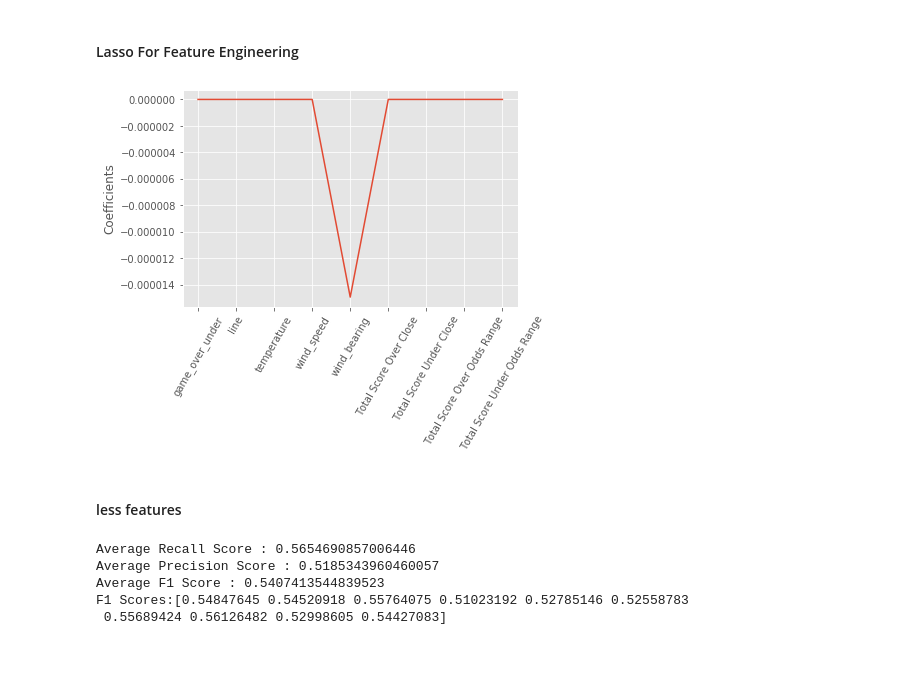
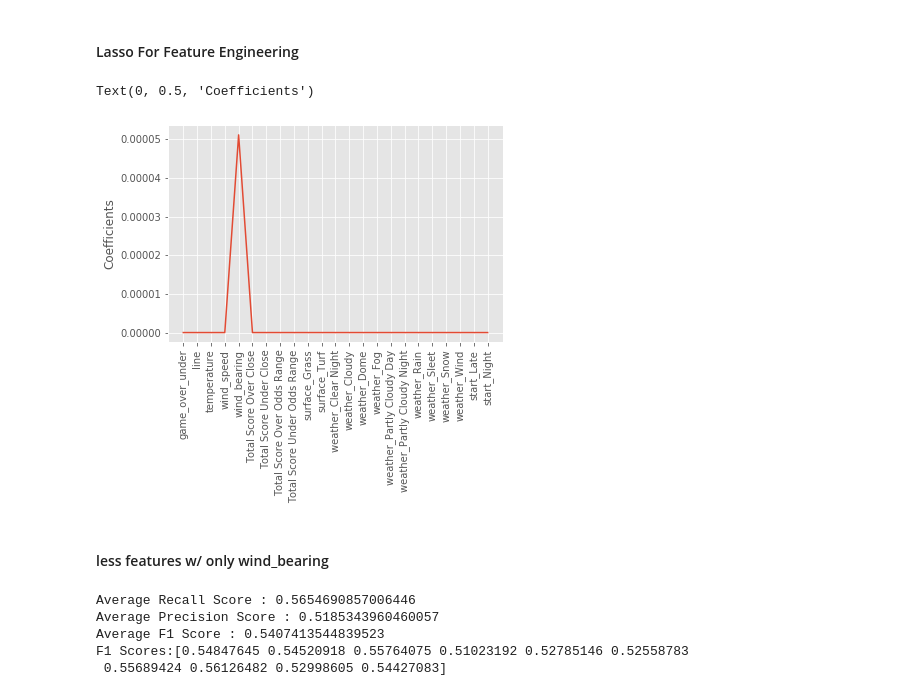
Before and after one commit to HienHa34/Over_Under_Totals, a Jupyter notebook: ModelsWithOdds.ipynb, the cells around one changed output. Saved outputs shown, nothing was run; the diff lists cells and outputs as text; code cells hidden in the pictures; blank space fills up the shorter version.

```diff
--- a/ModelsWithOdds.ipynb
+++ b/ModelsWithOdds.ipynb
@@ -261,17 +265,18 @@ F1 Scores:[0.48235294 0.47005988 0.52352941 0.55522388 0.48882265 0.48802395
 # %% [markdown]
 #### Lasso For Feature Engineering
 # %%
-names = X_train.columns
+names = X_dummies_train.columns
 lasso = Lasso(alpha=0.1)
-lasso_coef = lasso.fit(X_train,y_train).coef_
+lasso_coef = lasso.fit(X_dummies_train,y_train).coef_
 # %%
-_ = plt.plot(range(len(names)), lasso_coef)
-_ = plt.xticks(range(len(names)), names, rotation =60)
-_=plt.ylabel('Coefficients')
+plt.plot(range(len(names)), lasso_coef)
+plt.xticks(range(len(names)), names, rotation =90)
+plt.ylabel('Coefficients')
 # %% [output]
+Text(0, 0.5, 'Coefficients')
-[figure, old version]
+[figure, new version]
 # %% [markdown]
-#### less features
+#### less features w/ only wind_bearing
 # %%
 X3 =less[['wind_bearing','game_over_under', 'line','Total Score Over Close','Total Score Under Close',
            'Total Score Over Odds Range','Total Score Under Odds Range'
```
Also changed, not shown: parts of 14 cells of this notebook.
